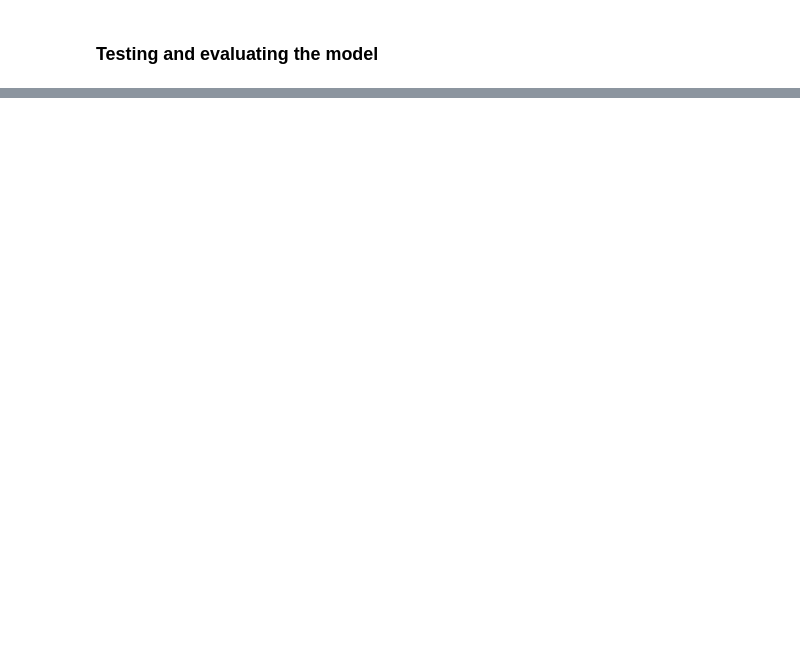
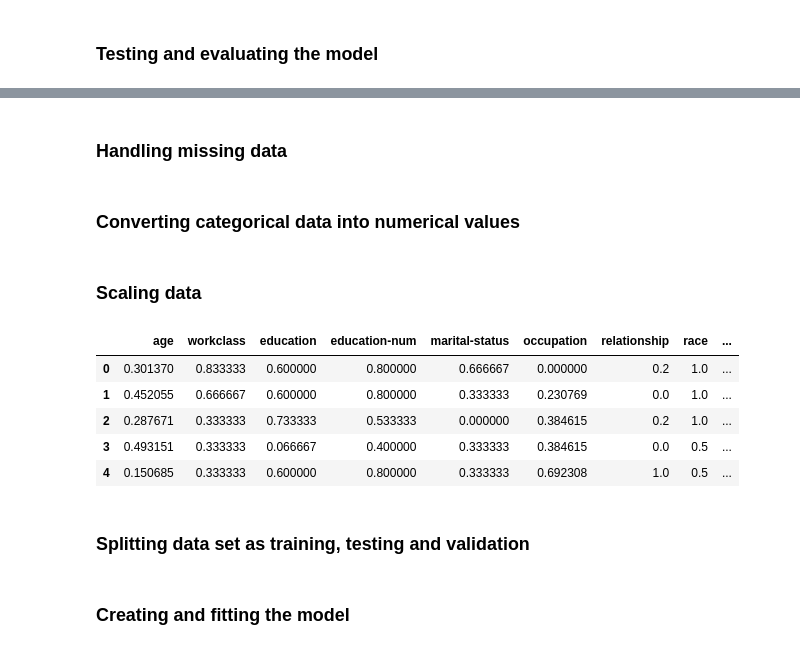
Before and after one commit to Mahesh419/Adult_Census_Income_Binary_Classification, a Jupyter notebook: Assignment_ CSC_369_2.0.ipynb, the cells around one changed output, grey strips where cells are left out. Cells and saved outputs as stored; diff of their text form; code cells hidden in the pictures; blank space fills up the shorter version.

```diff
--- a/Assignment_ CSC_369_2.0.ipynb
+++ b/Assignment_ CSC_369_2.0.ipynb
@@ -197,0 +175,40 @@ Accuracy of the model: 0.8441816775334291
+# %%
+from keras.utils import np_utils
+from keras.models import Sequential
+from keras.layers import Dense, Activation
+from keras.optimizers import SGD
+from keras.callbacks import EarlyStopping
+
+dataset = pd.read_csv('./Adult_Census_Income_Binary_Classification_dataset.csv');
+# %% [markdown]
+### Handling missing data
+# %%
+data_missing_columns = [' workclass', ' occupation', ' native-country']
+
+for column in data_missing_columns:
+    dataset[column] = dataset[column].replace('[?]', np.NaN, regex = True)
+
+
+dataset = dataset.dropna()
+# %% [markdown]
+### Converting categorical data into numerical values
+# %%
+labelEncoder_values = LabelEncoder()
+
+for col in [1,2,4,5,6,7,8,12,13]:
+    dataset.iloc[:,col] = labelEncoder_values.fit_transform((dataset.iloc[:,col]))
+# %% [markdown]
+### Scaling data
+# %%
+min_max = MinMaxScaler()
+dataset.iloc[:,0:13 ]= min_max.fit_transform(dataset.iloc[:,0:13] )
+dataset.head()
+# %% [output]
+|  | age | workclass | education | education-num | marital-status | occupation | relationship | race | ... |
+| 0 | 0.301370 | 0.833333 | 0.600000 | 0.800000 | 0.666667 | 0.000000 | 0.2 | 1.0 | ... |
+| 1 | 0.452055 | 0.666667 | 0.600000 | 0.800000 | 0.333333 | 0.230769 | 0.0 | 1.0 | ... |
+| 2 | 0.287671 | 0.333333 | 0.733333 | 0.533333 | 0.000000 | 0.384615 | 0.2 | 1.0 | ... |
+| 3 | 0.493151 | 0.333333 | 0.066667 | 0.400000 | 0.333333 | 0.384615 | 0.0 | 0.5 | ... |
+| 4 | 0.150685 | 0.333333 | 0.600000 | 0.800000 | 0.333333 | 0.692308 | 1.0 | 0.5 | ... |
+# %% [markdown]
+### Splitting data set as training, testing and validation
@@ -197,0 +227,2 @@ Accuracy of the model: 0.8441816775334291
+# %% [markdown]
+### Creating and fitting the model
```
Also changed, not shown: parts of 38 cells of this notebook.
